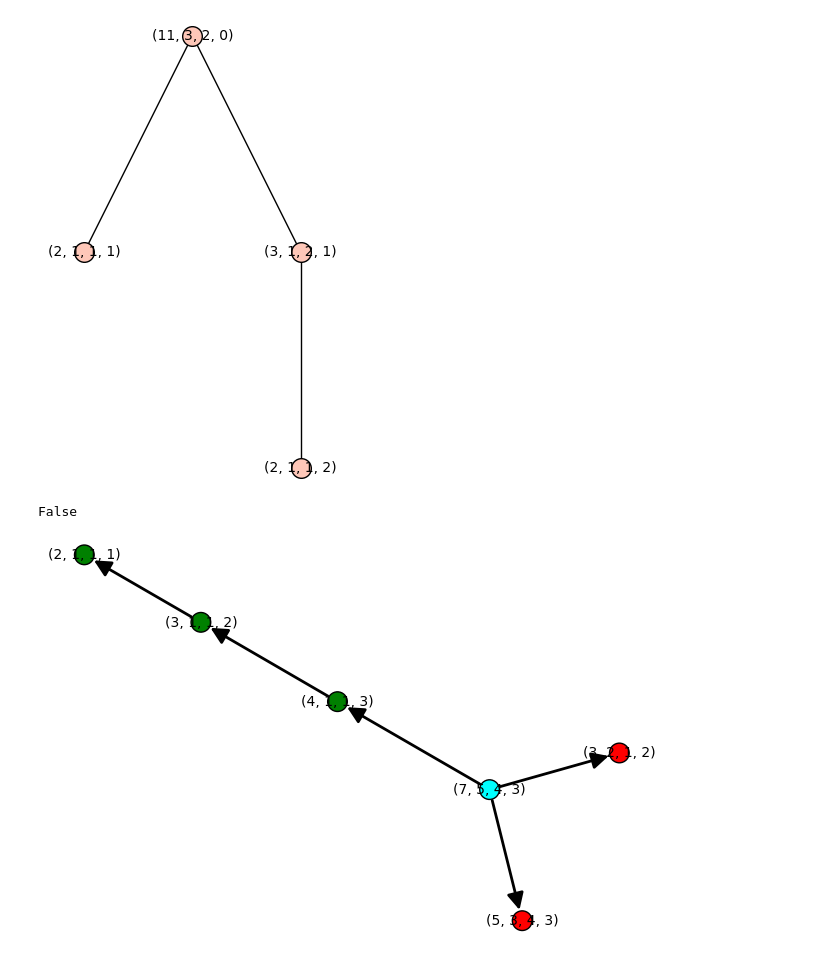
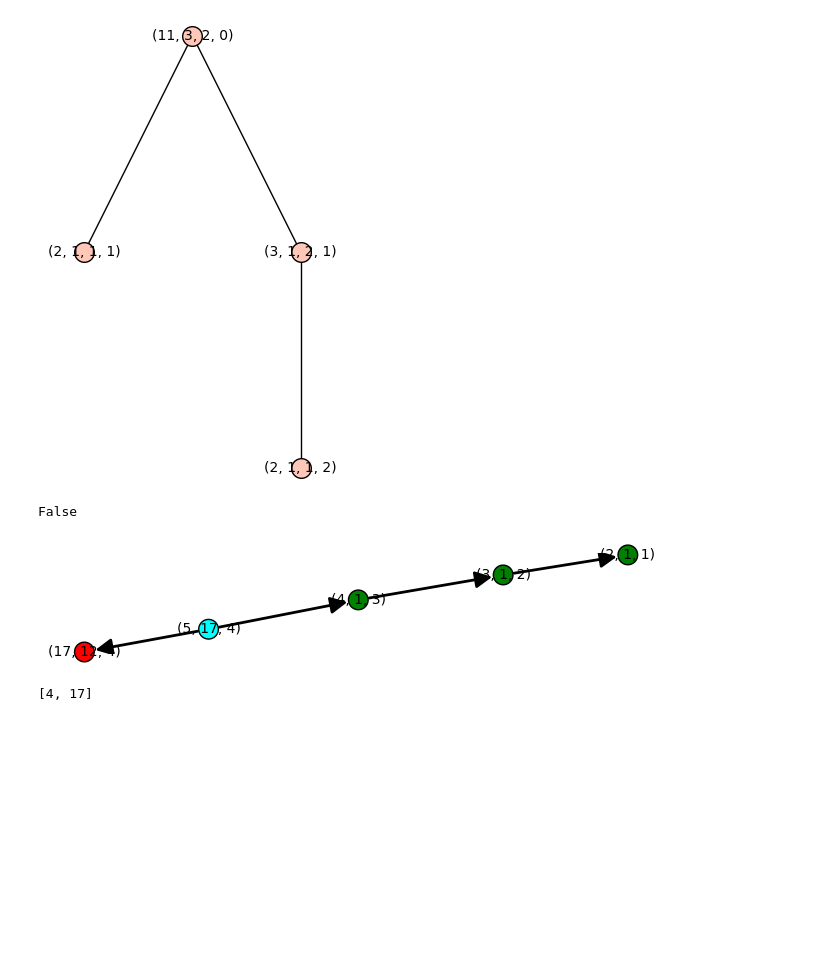
Before and after one commit to filedesless/singularite_j, a Jupyter notebook: notebook.ipynb, the cells around one changed output. Cells and saved outputs as stored; diff of their text form; code cells hidden in the pictures; blank space fills up the shorter version.

```diff
--- a/notebook.ipynb
+++ b/notebook.ipynb
@@ -40,38 +40,49 @@ True
 # %%
 from singularite import eclatements, pairwise_coprime, isJStrict
 
 
 def ok(n, xs):
     if all(x <= 1 for x in xs):
         return True
     return pairwise_coprime((n, *xs))
 
 
 def T(n, xs):
     children, bad = [], set()
     if ok(n, xs):
         for (ni, xi) in eclatements(n, xs):
             subt, subs = T(ni, xi)
             children.append(subt)
             bad |= subs
     else:
         bad |= {(n, *xs)}
     return (LabelledOrderedTree(children, label=(n, *xs)), bad)
 
 
-n, r = 7, (5, 4, 3)
+n, r = 5, (17, 4)
 print(isJStrict(n, r))
 t, b = T(n, r)
 if len(b) == 0:
     view(t)
 else:
     show(t.as_digraph().plot(vertex_color='green', vertex_colors={'red': b, 'cyan': {(n, *r)}}))
 # %% [output]
 False
-[figure, old version]
+[figure, new version]
 # %%
 a, b = 1, 1
 
 for _ in range(10):
     a, b = b, a + b
     print(a, b, a + b, isJStrict(a + b, (a, b)))
+# %%
+
+def choix(n, xs):
+    bs = [xs[0]]
+    for i in range(1, len(xs)):
+        bs.append(crt([xs[i]] + i*[1], [n] + bs))
+    return bs
+
+print(choix(5, [4,2]))
+# %% [output]
+[4, 17]
```
Also changed, not shown: parts of 1 cell of this notebook, 13 other files.
